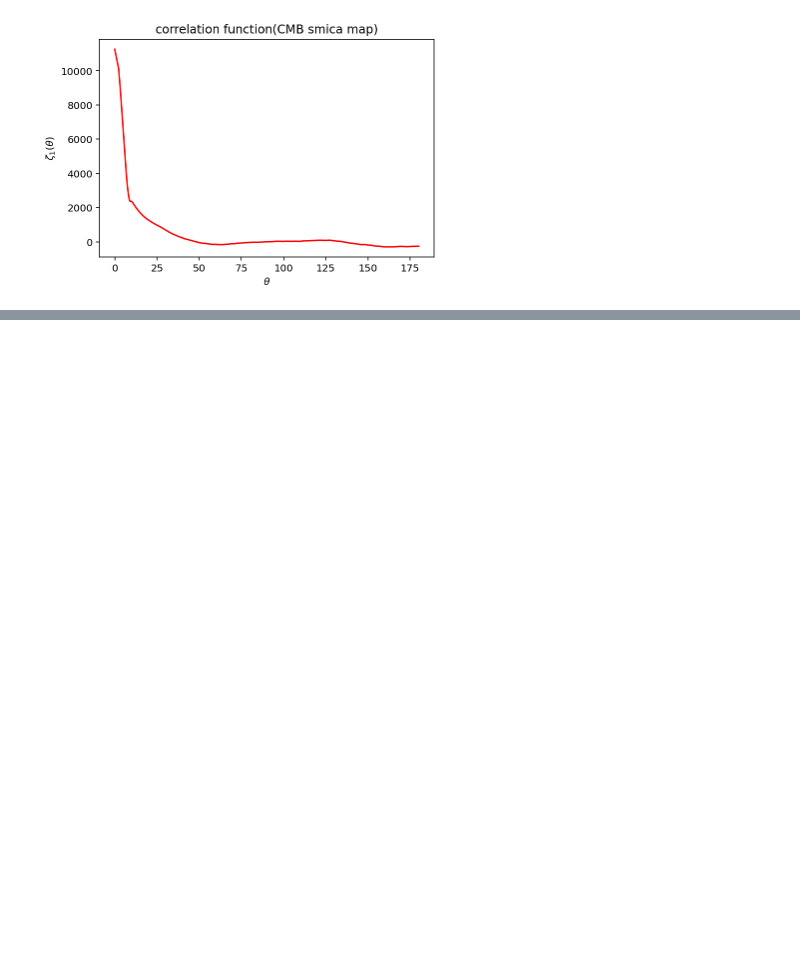
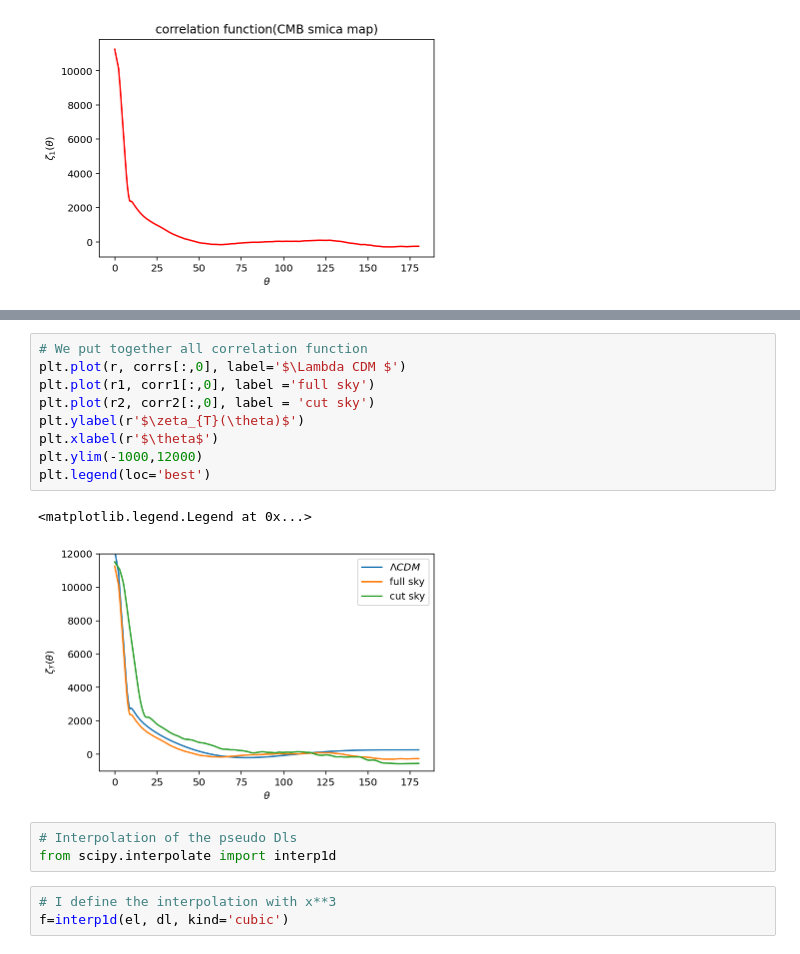
Before and after one commit to Augustocmb/cmblss, a Jupyter notebook: code/cmblss-main/correlation-function.ipynb, the cells around one changed output, grey strips where cells are left out. Saved outputs shown, nothing was run; the diff lists cells and outputs as text; blank space fills up the shorter version.

```diff
--- a/code/cmblss-main/correlation-function.ipynb
+++ b/code/cmblss-main/correlation-function.ipynb
@@ -134,0 +215,18 @@ plt.show()
+# %%
+# We put together all correlation function
+plt.plot(r, corrs[:,0], label='$\Lambda CDM $')
+plt.plot(r1, corr1[:,0], label ='full sky')
+plt.plot(r2, corr2[:,0], label = 'cut sky')
+plt.ylabel(r'$\zeta_{T}(\theta)$')
+plt.xlabel(r'$\theta$')
+plt.ylim(-1000,12000)
+plt.legend(loc='best')
+# %% [output]
+<matplotlib.legend.Legend at 0x...>
+[figure, added]
+# %%
+# Interpolation of the pseudo Dls
+from scipy.interpolate import interp1d
+# %%
+# I define the interpolation with x**3
+f=interp1d(el, dl, kind='cubic')
```
Also changed, not shown: parts of 25 cells of this notebook.
